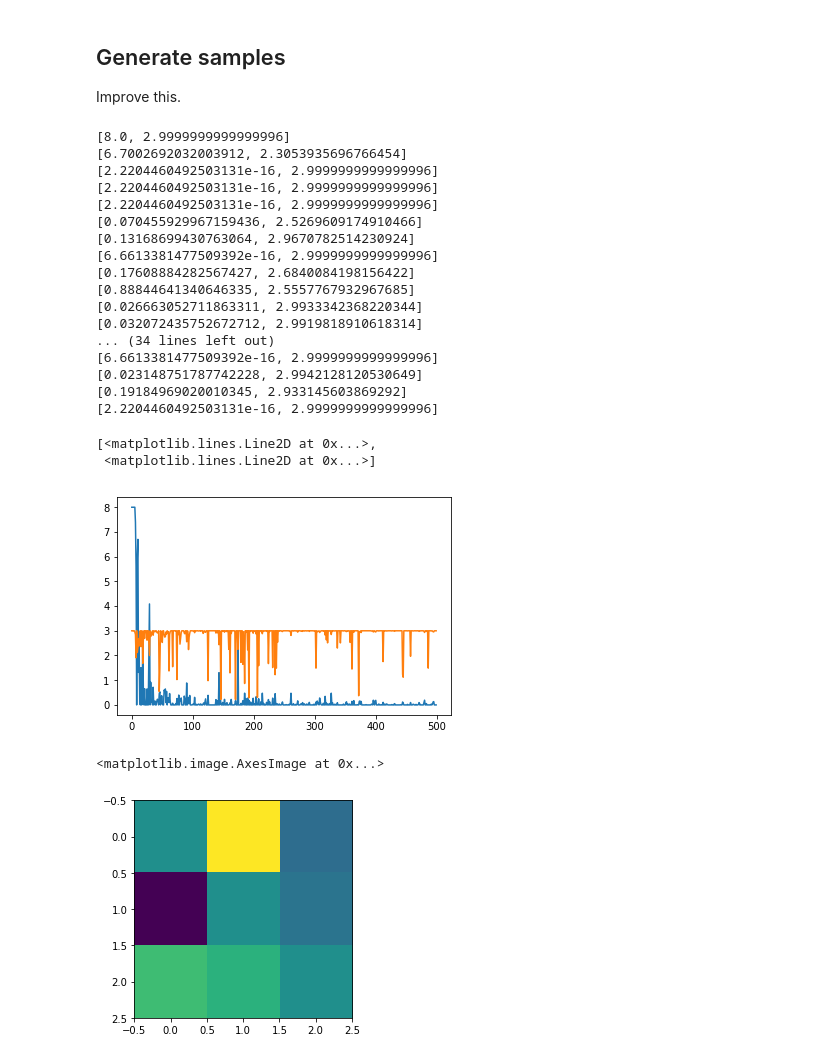
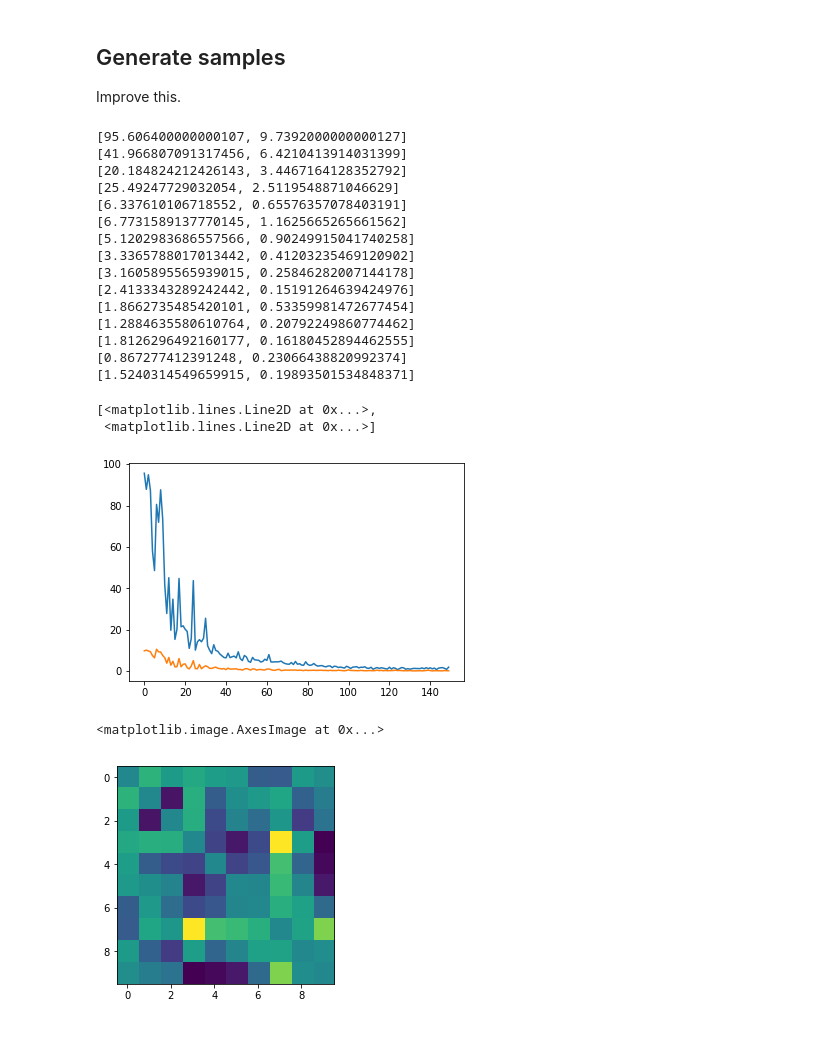
Before and after one commit to kevin91nl/machine-learning, a Jupyter notebook: boltzmann/Boltzmann2.ipynb, the cells around one changed output. Drawn from its saved outputs; the diff is of its cells as text; code cells hidden in the pictures.

```diff
--- a/boltzmann/Boltzmann2.ipynb
+++ b/boltzmann/Boltzmann2.ipynb
@@ -229,71 +217,72 @@ def generate_samples(w, theta, num_burn_in=50, num_samples=500, show_transition_
                 X = np.vstack([X, s])
     return X
 # %%
-num_neurons = 3
+num_neurons = 10
 learning_rates = [0.05, 0.05]
+#w = np.ones((num_neurons, num_neurons))#np.random.normal(0, 1, (num_neurons, num_neurons))
 w = np.random.normal(0, 1, (num_neurons, num_neurons))
-np.fill_diagonal(w, 1)
+w = np.tril(w) + np.tril(w, -1).T
+np.fill_diagonal(w, 0)
+#theta = np.zeros((num_neurons,))#np.random.normal(0, 100, (num_neurons,))
 theta = np.random.normal(0, 1, (num_neurons,))
 
-X_c = np.matrix([
-    [1, 1, 1],
-    [-1, -1, -1],
-])
-#X_c = np.random.binomial(1, 0.5, (3, num_neurons)) * 2 - 1
+# X_c = np.matrix([
+#     [1, 1, 1],
+#     [-1, 1, -1],
+# ])
+X_c = np.random.binomial(1, 0.5, (50, num_neurons)) * 2 - 1
 s1_c, s2_c = calculate_clamped_statistics(X_c)
 
 q = []
-for _ in range(500):
-    X = generate_samples(w, theta, 10, 10)
+for _ in range(150):
+    X = generate_samples(w, theta, 200, 100)
     Z = calculate_normalizing_constant(X, w, theta)
     p = calculate_probabilities(X, w, theta, Z)
 
     p_repeat = np.tile(p, (num_neurons, 1)).T
     Q = np.multiply(p_repeat, X)
     s2 = np.dot(X.T, Q)
     s1 = np.dot(p, X)
 
+    dLdw = s2_c - s2
     dLdtheta = s1_c - s1
-    dLdw = s2_c - s2
     np.fill_diagonal(dLdw, 0)
 
     delta_w = learning_rates[0] * dLdw
     delta_theta = learning_rates[1] * np.squeeze(np.asarray(dLdtheta))
 
     w += delta_w
     theta += delta_theta
 
     if _ % 10 == 0:
-        print([np.sum(np.abs(dLdw)), np.sum(np.abs(dLdtheta))])
-    q.append([np.sum(np.abs(dLdw)), np.sum(np.abs(dLdtheta))])
+        print([np.sum(np.square(dLdw)), np.sum(np.square(dLdtheta))])
+    q.append([np.sum(np.square(dLdw)), np.sum(np.square(dLdtheta))])
 
 plt.plot(q)
 # %% [output]
-[8.0, 2.9999999999999996]
-[6.7002692032003912, 2.3053935696766454]
-[2.2204460492503131e-16, 2.9999999999999996]
-[2.2204460492503131e-16, 2.9999999999999996]
-[2.2204460492503131e-16, 2.9999999999999996]
-[0.070455929967159436, 2.5269609174910466]
-[0.13168699430763064, 2.9670782514230924]
-[6.6613381477509392e-16, 2.9999999999999996]
-[0.17608884282567427, 2.6840084198156422]
-[0.88844641340646335, 2.5557767932967685]
-[0.026663052711863311, 2.9933342368220344]
-[0.032072435752672712, 2.9919818910618314]
-... (34 lines left out)
-[6.6613381477509392e-16, 2.9999999999999996]
-[0.023148751787742228, 2.9942128120530649]
-[0.19184969020010345, 2.933145603869292]
-[2.2204460492503131e-16, 2.9999999999999996]
+[95.606400000000107, 9.7392000000000127]
+[41.966807091317456, 6.4210413914031399]
+[20.184824212426143, 3.4467164128352792]
+[25.49247729032054, 2.5119548871046629]
+[6.337610106718552, 0.65576357078403191]
+[6.7731589137770145, 1.1625665265661562]
+[5.1202983686557566, 0.90249915041740258]
+[3.3365788017013442, 0.41203235469120902]
+[3.1605895565939015, 0.25846282007144178]
+[2.4133343289242442, 0.15191264639424976]
+[1.8662735485420101, 0.53359981472677454]
+[1.2884635580610764, 0.20792249860774462]
+[1.8126296492160177, 0.16180452894462555]
+[0.867277412391248, 0.23066438820992374]
+[1.5240314549659915, 0.19893501534848371]
 [<matplotlib.lines.Line2D at 0x...>,
  <matplotlib.lines.Line2D at 0x...>]
-[figure, old version]
+[figure, new version]
 # %%
 plt.imshow(w)
 # %% [output]
 <matplotlib.image.AxesImage at 0x...>
-[figure, old version]
+[figure, new version]
 # %%
 w, theta
 # %% [output]
```
Also changed, not shown: parts of 6 cells of this notebook, 3 other files.
